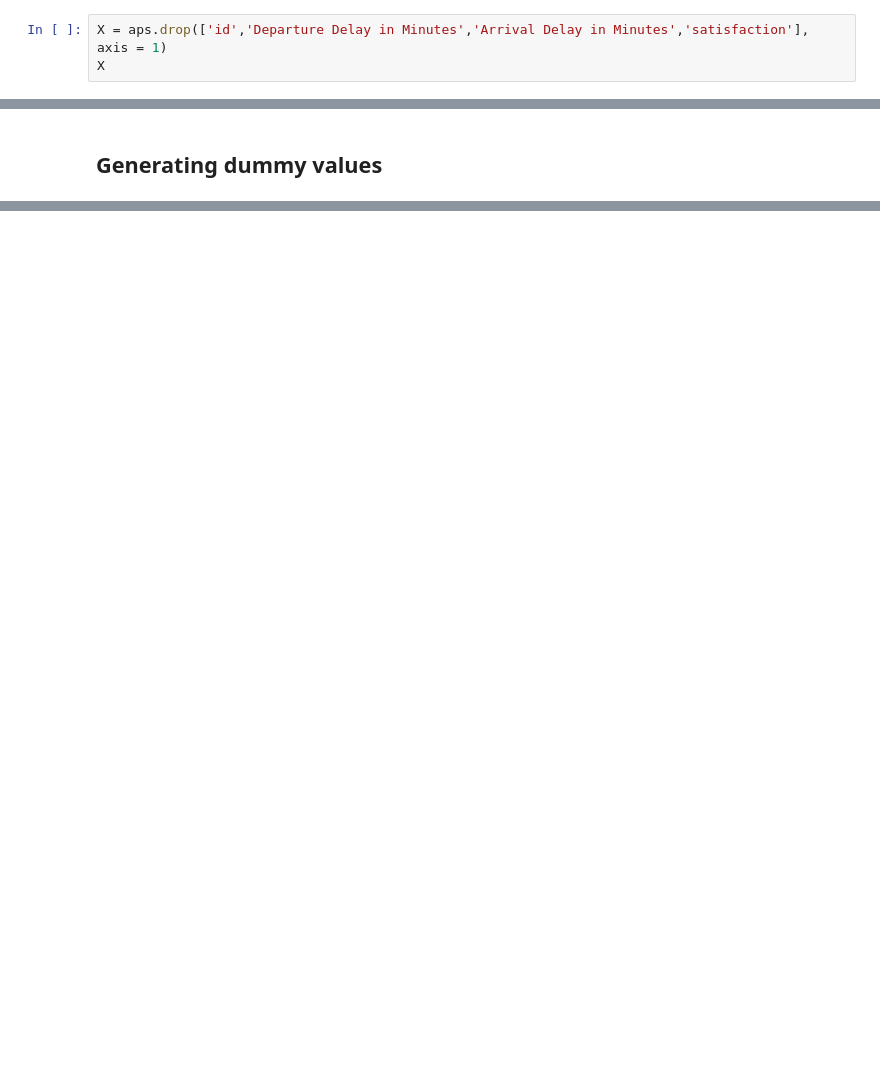
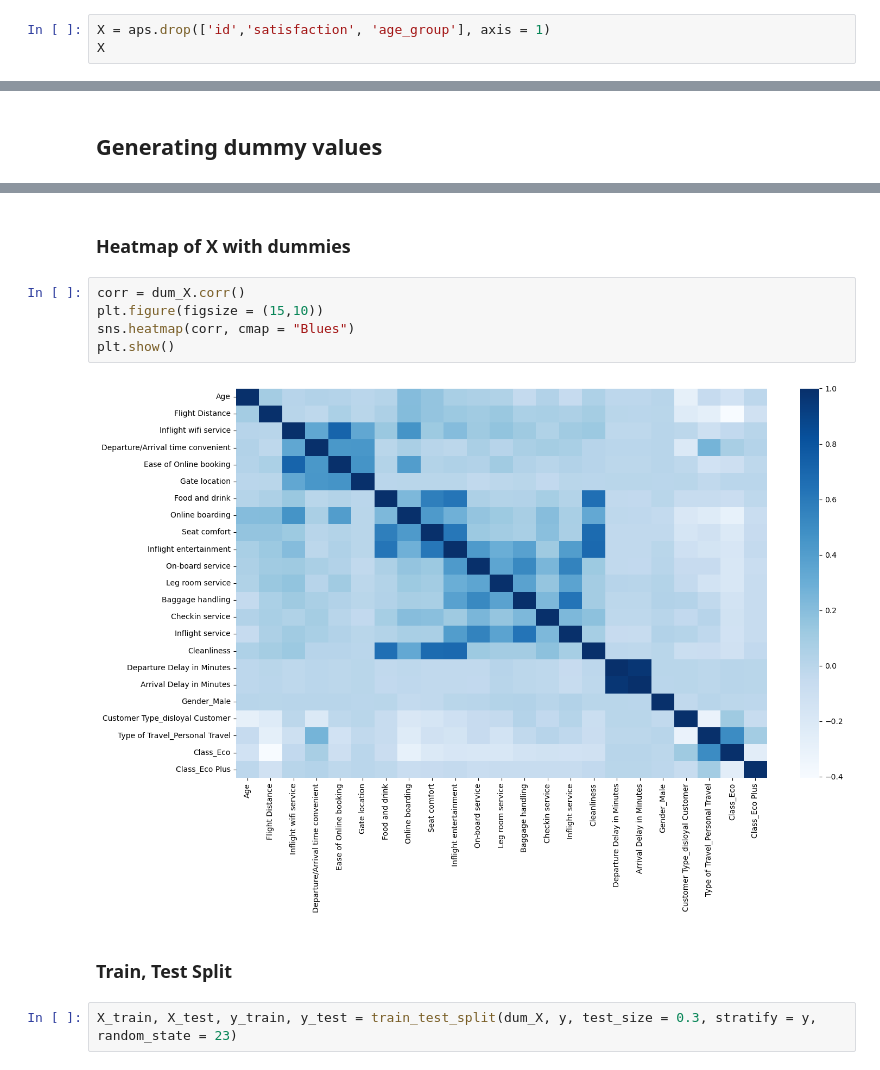
Before and after one commit to kale-sahil/air-passenger-satisfaction-prediction, a Jupyter notebook: Airline_Passenger_Satisfaction.ipynb, the cells around one changed output, grey strips where cells are left out. Drawn from its saved outputs; the diff is of its cells as text; blank space fills up the shorter version.

```diff
--- a/Airline_Passenger_Satisfaction.ipynb
+++ b/Airline_Passenger_Satisfaction.ipynb
@@ -300,5 +352,5 @@ Also dropping the columns that wont be required for prediction
 # %%
-X = aps.drop(['id','Departure Delay in Minutes','Arrival Delay in Minutes','satisfaction'], axis = 1)
+X = aps.drop(['id','satisfaction', 'age_group'], axis = 1)
 X
 # %% [output]
 |  | Gender | Customer Type | Age | Type of Travel | Class | Flight Distance | Inflight wifi service | ... |
@@ -352,0 +429,13 @@ dum_X
+# %% [markdown]
+### Heatmap of X with dummies
+# %%
+corr = dum_X.corr()
+plt.figure(figsize = (15,10))
+sns.heatmap(corr, cmap = "Blues")
+plt.show()
+# %% [output]
+[figure, added]
+# %% [markdown]
+### Train, Test Split
+# %%
+X_train, X_test, y_train, y_test = train_test_split(dum_X, y, test_size = 0.3, stratify = y, random_state = 23)
```
Also changed, not shown: parts of 63 cells of this notebook.
